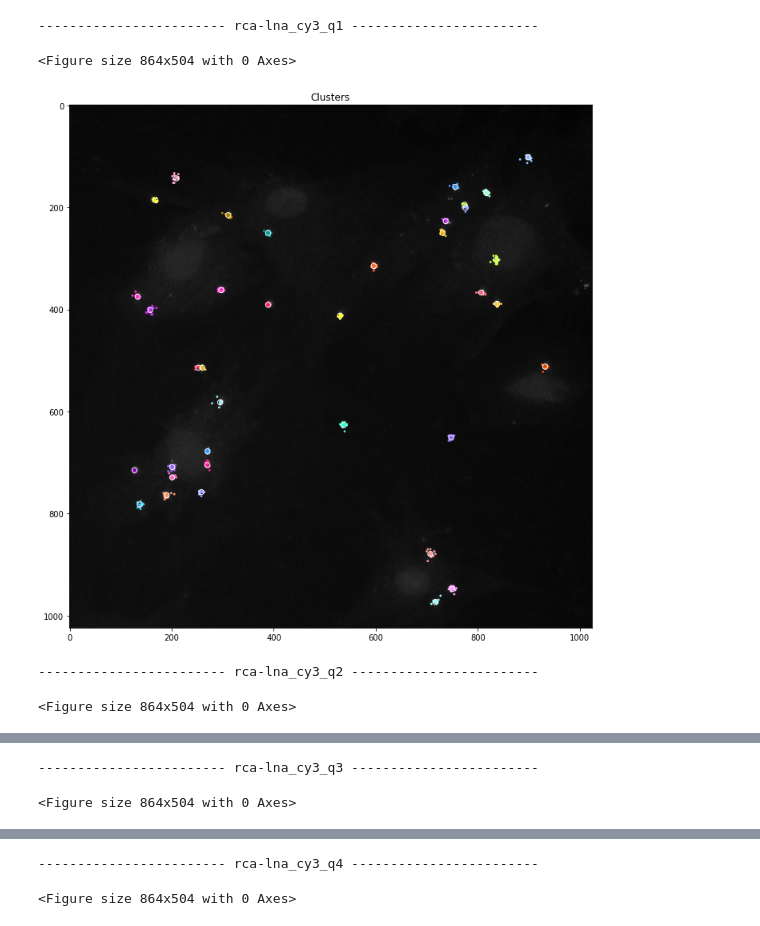
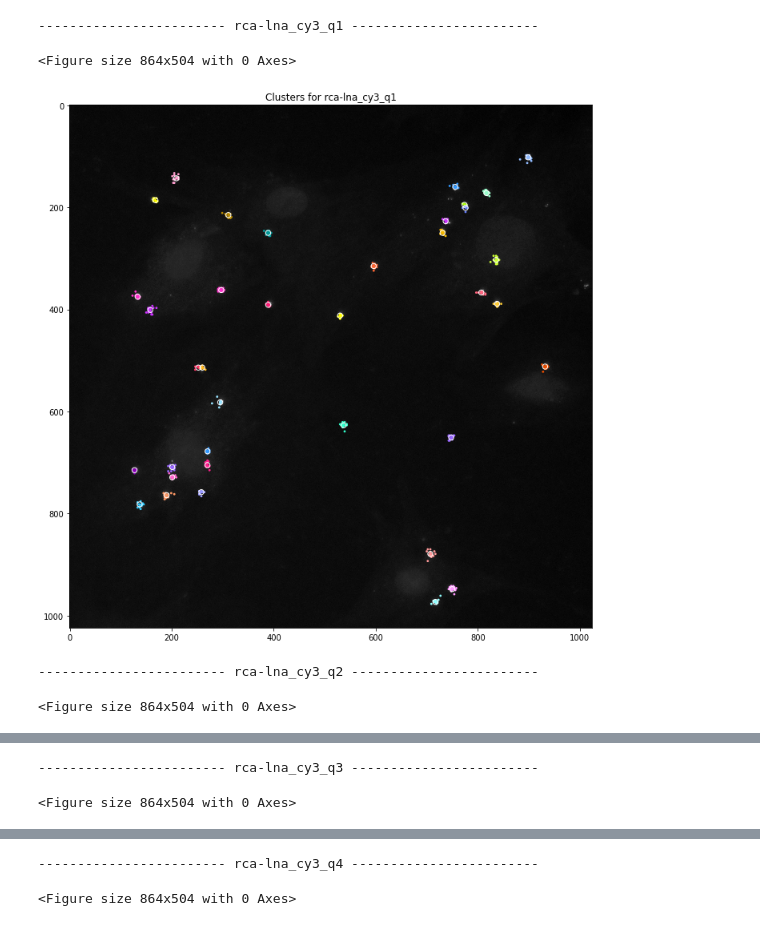
Before and after one commit to czbiohub-sf/instapaper, a Jupyter notebook: fig3/real_v1/get_centroids.ipynb, the cells around one changed output, grey strips where cells are left out. Cells and saved outputs as stored; diff of their text form; code cells hidden in the pictures.

```diff
--- a/fig3/real_v1/get_centroids.ipynb
+++ b/fig3/real_v1/get_centroids.ipynb
@@ -16,34 +16,34 @@ if not os.path.exists(new_dir):
 for img_name in img_names:
 
     print('------------------------ ' + img_name + ' ------------------------')
     img_filepath = cwd + '/images/' + img_name + '.png'
     csv_filepath = cwd + '/naive_anno/' + img_name + '.csv'
     qa = QuantiusAnnotation(json_name, img_name + '.png')
     sa = SpotAnnotationAnalysis(qa)
     anno_all = qa.df()
 
     clustering_params = ['AffinityPropagation', -350]
     clusters = sa.get_clusters(anno_all, clustering_params)
 
     img_height = anno_all['height'].values[0]
 
     cluster_size_threshold = util.get_cluster_size_threshold(clusters)
     small_clusters, large_clusters = util.sort_clusters_by_size(clusters, cluster_size_threshold)
     clumpiness_threshold = util.get_clumpiness_threshold(large_clusters)
     clumpy_clusters, nonclumpy_clusters = util.sort_clusters_by_clumpiness(large_clusters, clumpiness_threshold)
     declumping_params = ['KMeans', 2]
     result_clusters = nonclumpy_clusters
     for i in range(len(clumpy_clusters.index)):
         subclusters = util.declump(clumpy_clusters, i, declumping_params)
         result_clusters = pd.concat([subclusters, result_clusters], ignore_index=True)
     plot_title = 'All large clusters. Clumpy clusters have been declumped.'
     show_workers = True
     show_centroids = True
-    util.visualize_clusters(clusters=result_clusters, img_filepath=img_filepath, img_height=img_height, plot_title='Clusters', show_workers=True, show_centroids=True, bigger_window_size=True)
+    util.visualize_clusters(clusters=result_clusters, img_filepath=img_filepath, img_height=img_height, plot_title='Clusters for ' + img_name, show_workers=True, show_centroids=True, bigger_window_size=True)
     result_clusters.to_csv(path_or_buf=csv_filepath)
 # %% [output]
 ------------------------ rca-lna_cy3_q1 ------------------------
 <Figure size 864x504 with 0 Axes>
-[figure, old version]
+[figure, new version]
 ------------------------ rca-lna_cy3_q2 ------------------------
 <Figure size 864x504 with 0 Axes>
```
Also changed, not shown: parts of 1 cell of this notebook, 3 other files.
